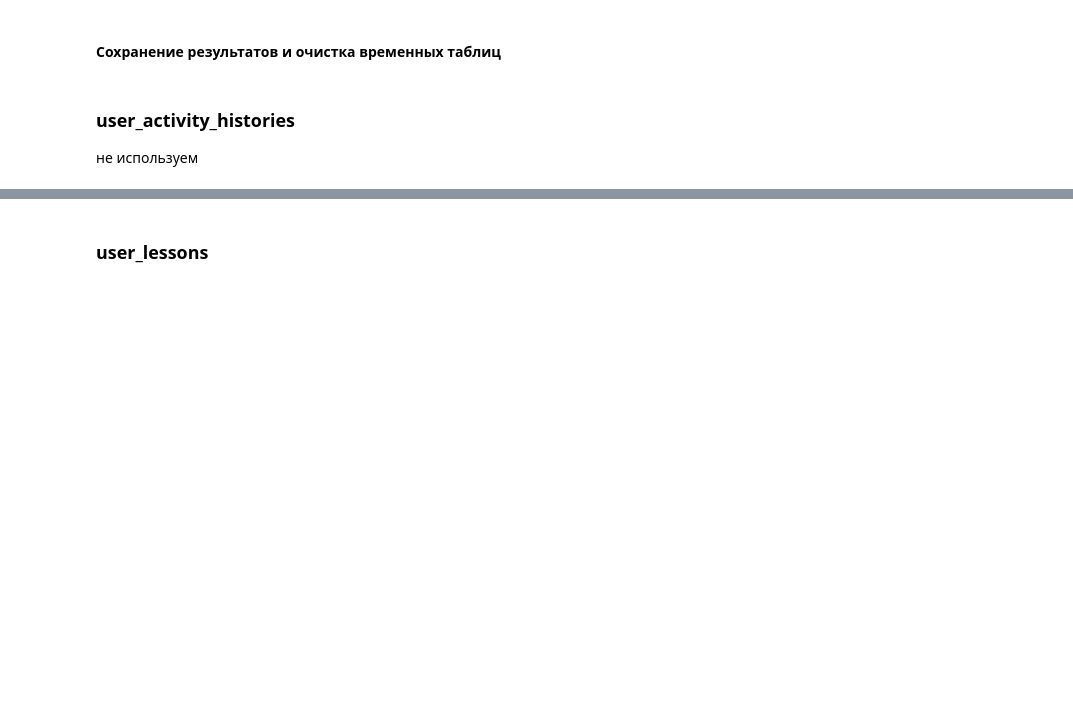
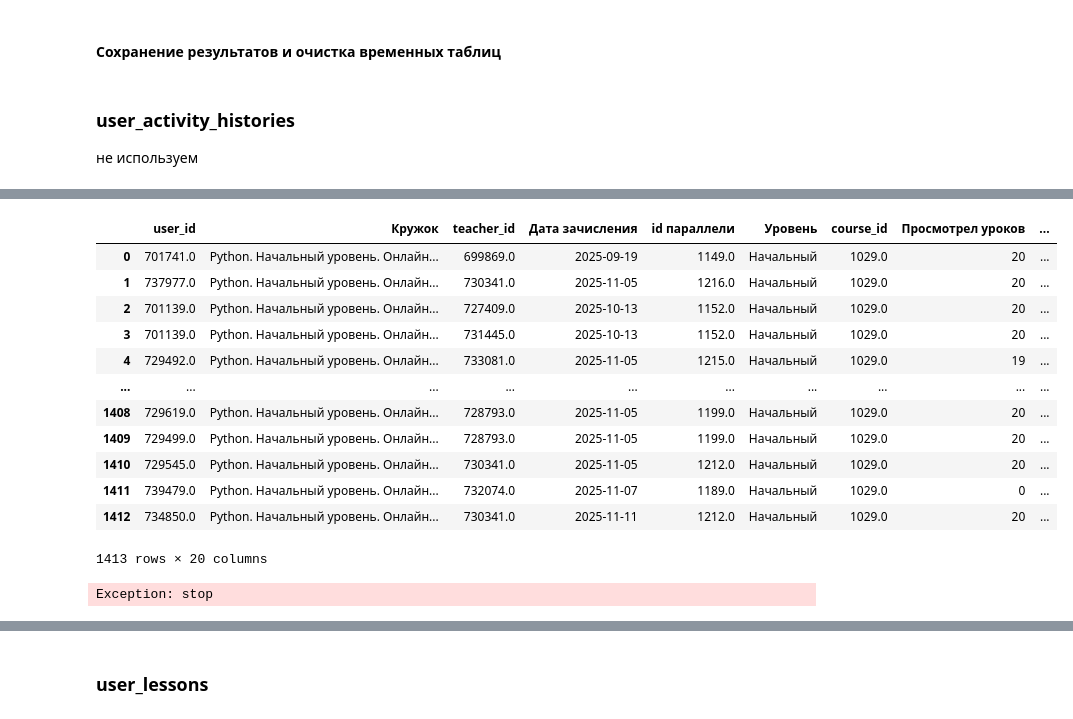
Before and after one commit to Lilya-te/deep_tabular_lab, a Jupyter notebook: notebooks/01_eda_and_features.ipynb, the cells around one changed output, grey strips where cells are left out. Saved outputs shown, nothing was run; the diff lists cells and outputs as text; code cells hidden in the pictures; blank space fills up the shorter version.

```diff
--- a/notebooks/01_eda_and_features.ipynb
+++ b/notebooks/01_eda_and_features.ipynb
@@ -841,0 +1127,3 @@ except:
+# %%
+df_lessons = df_lessons[(df_lessons["course_id"] == 1029) & (df_lessons["task_expected"] == 1) & (df_lessons["lesson_number"] <= 11)]
+df_lessons.shape
@@ -841,0 +1132,7 @@ except:
+# %%
+# raise Exception('stop')
+# собрать агрегацию по user_id, course_id, sum(solved), sum(required)
+df_crit_3 = df_lessons.merge(df_lesson_tasks, left_on="id", right_on="lesson_id", how="inner")
+df_crit_3 = df_crit_3[["course_id", "task_id", "task_required"]]
+# df_crit_3.groupby(["course_id"]).agg({"task_required": "sum"}).reset_index()
+df_crit_3.shape
@@ -841,0 +1142,8 @@ except:
+# %%
+df_user_answers = df_user_answers.merge(df_lesson_tasks, on="task_id", how="inner")
+df_user_answers = df_user_answers[["user_id", "task_id", "lesson_id", "solved"]]
+df_user_answers = df_user_answers.groupby(["user_id", "task_id"]).agg({"solved": "max"}).reset_index()
+df_user_answers = df_user_answers.groupby(["user_id", "lesson_id"]).agg({"solved": "sum"}).reset_index()
+df_crit_3 = df_crit_3.merge(df_user_answers, on="task_id", how="left")
+# df_user_ID_answers = df_user_answers[df_user_answers["user_id"] == 701741]
+df_crit_3
@@ -841,0 +1153,3 @@ except:
+# %%
+df_crit_3 = df_crit_3.groupby(["user_id", "course_id"]).agg({"task_required": "sum", "solved": "sum"}).reset_index()
+df_crit_3.head()
@@ -841,0 +1167,20 @@ except:
+# %%
+dataframes["stats__module_1"].merge(df_crit_3, on=["user_id", "course_id"], how="inner")
+# %% [output]
+|  | user_id | Кружок | teacher_id | Дата зачисления | id параллели | Уровень | course_id | Просмотрел уроков | ... |
+| 0 | 701741.0 | Python. Начальный уровень. Онлайн... | 699869.0 | 2025-09-19 | 1149.0 | Начальный | 1029.0 | 20 | ... |
+| 1 | 737977.0 | Python. Начальный уровень. Онлайн... | 730341.0 | 2025-11-05 | 1216.0 | Начальный | 1029.0 | 20 | ... |
+| 2 | 701139.0 | Python. Начальный уровень. Онлайн... | 727409.0 | 2025-10-13 | 1152.0 | Начальный | 1029.0 | 20 | ... |
+| 3 | 701139.0 | Python. Начальный уровень. Онлайн... | 731445.0 | 2025-10-13 | 1152.0 | Начальный | 1029.0 | 20 | ... |
+| 4 | 729492.0 | Python. Начальный уровень. Онлайн... | 733081.0 | 2025-11-05 | 1215.0 | Начальный | 1029.0 | 19 | ... |
+| ... | ... | ... | ... | ... | ... | ... | ... | ... | ... |
+| 1408 | 729619.0 | Python. Начальный уровень. Онлайн... | 728793.0 | 2025-11-05 | 1199.0 | Начальный | 1029.0 | 20 | ... |
+| 1409 | 729499.0 | Python. Начальный уровень. Онлайн... | 728793.0 | 2025-11-05 | 1199.0 | Начальный | 1029.0 | 20 | ... |
+| 1410 | 729545.0 | Python. Начальный уровень. Онлайн... | 730341.0 | 2025-11-05 | 1212.0 | Начальный | 1029.0 | 20 | ... |
+| 1411 | 739479.0 | Python. Начальный уровень. Онлайн... | 732074.0 | 2025-11-07 | 1189.0 | Начальный | 1029.0 | 0 | ... |
+| 1412 | 734850.0 | Python. Начальный уровень. Онлайн... | 730341.0 | 2025-11-11 | 1212.0 | Начальный | 1029.0 | 20 | ... |
+1413 rows × 20 columns
+# %%
+raise Exception('stop')
+# %% [output]
+Exception: stop
```
Also changed, not shown: parts of 22 cells of this notebook.
